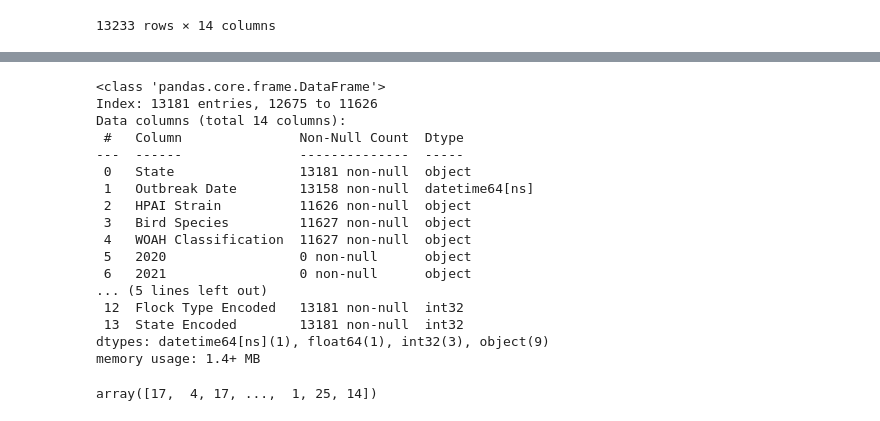
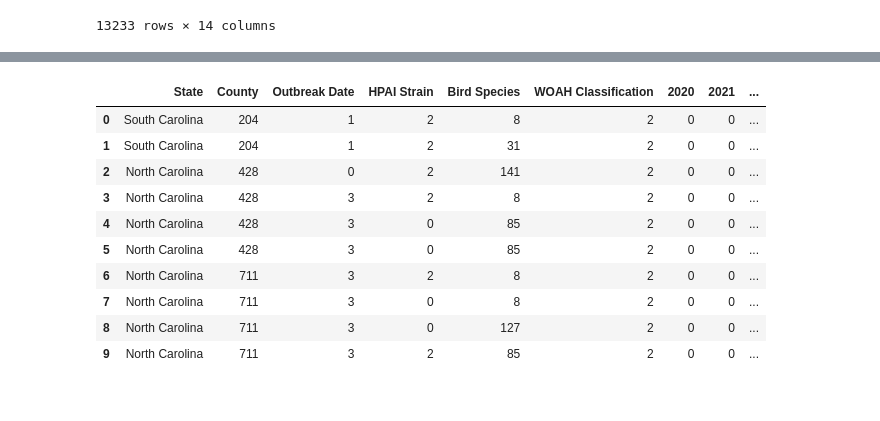
Before and after one commit to MaryPulley/Project_2, a Jupyter notebook: pre_process_combined.ipynb, the cells around one changed output, grey strips where cells are left out. Drawn from its saved outputs; the diff is of its cells as text; code cells hidden in the pictures.

```diff
--- a/pre_process_combined.ipynb
+++ b/pre_process_combined.ipynb
@@ -175,19 +104,0 @@ Name: count, Length: 231, dtype: int64
-# %%
-label_encoder = LabelEncoder()
-df_combined['Flock Type Encoded'] = label_encoder.fit_transform(df_combined['Flock Type'])
-df_combined['State Encoded'] = label_encoder.fit_transform(df_combined['State'])
-
-# df_combined['Outbreak Date'] = pd.to_datetime(df_combined['Outbreak Date'], errors='coerce')
-# df_combined['Outbreak Date'] = df_combined['Outbreak Date'].fillna(0).dt.strftime('%Y%m%d').astype(int)
-
-# df_combined['Outbreak Date'] = pd.to_datetime(df_combined['Outbreak Date'], errors='coerce')
-df_combined['Outbreak Date'] = pd.to_datetime(df_combined['Outbreak Date'], format='mixed')
-
-# # Convert datetime to string format first, keeping NaT values
-# df_combined['Outbreak Date'] = df_combined['Outbreak Date'].dt.strftime('%Y%m%d')
-
-# # Replace NaN (from NaT conversion) with '0', then convert to integer
-# df_combined['Outbreak Date'] = df_combined['Outbreak Date'].fillna('0').astype(int)
-
-
-df_combined.head(1000)
@@ -228,21 +104,0 @@ dtype: object
-# %%
-df_combined.drop(columns=['Sampling Method', 'County'], inplace=True)
-df_combined.info()
-# %% [output]
-<class 'pandas.core.frame.DataFrame'>
-Index: 13181 entries, 12675 to 11626
-Data columns (total 14 columns):
- #   Column               Non-Null Count  Dtype
----  ------               --------------  -----
- 0   State                13181 non-null  object
- 1   Outbreak Date        13158 non-null  datetime64[ns]
- 2   HPAI Strain          11626 non-null  object
- 3   Bird Species         11627 non-null  object
- 4   WOAH Classification  11627 non-null  object
- 5   2020                 0 non-null      object
- 6   2021                 0 non-null      object
-... (5 lines left out)
- 12  Flock Type Encoded   13181 non-null  int32
- 13  State Encoded        13181 non-null  int32
-dtypes: datetime64[ns](1), float64(1), int32(3), object(9)
-memory usage: 1.4+ MB
@@ -253,11 +105,25 @@ X_train, X_test, y_train, y_test = train_test_split(X, y, random_state=42)
-# %%
-# Since the target column is an object, we need to convert the data to numerical classes
-# Encode the y data
-# Create an instance of the label encoder
-le = LabelEncoder()
-# Fit and transform the y training and testing data using the label encoder
-y_train_encoded = le.fit_transform(y_train)
-y_test_encoded = le.transform(y_test)
-y_train_encoded
-# %% [output]
-array([17,  4, 17, ...,  1, 25, 14])
+# %%
+label_encoder1 = LabelEncoder()
+
+birdflu_data_encoded = df_combined.copy()
+
+columns_to_encode = ['County', 'Outbreak Date', 'HPAI Strain', 'Bird Species',
+                     'WOAH Classification', '2020', '2021', '2022', '2023', 'Flock Type']
+
+
+for column in columns_to_encode:
+    birdflu_data_encoded[column] = label_encoder1.fit_transform(birdflu_data_encoded[column])
+
+birdflu_data_encoded.head(10)
+# %% [output]
+|  | State | County | Outbreak Date | HPAI Strain | Bird Species | WOAH Classification | 2020 | 2021 | ... |
+| 0 | South Carolina | 204 | 1 | 2 | 8 | 2 | 0 | 0 | ... |
+| 1 | South Carolina | 204 | 1 | 2 | 31 | 2 | 0 | 0 | ... |
+| 2 | North Carolina | 428 | 0 | 2 | 141 | 2 | 0 | 0 | ... |
+| 3 | North Carolina | 428 | 3 | 2 | 8 | 2 | 0 | 0 | ... |
+| 4 | North Carolina | 428 | 3 | 0 | 85 | 2 | 0 | 0 | ... |
+| 5 | North Carolina | 428 | 3 | 0 | 85 | 2 | 0 | 0 | ... |
+| 6 | North Carolina | 711 | 3 | 2 | 8 | 2 | 0 | 0 | ... |
+| 7 | North Carolina | 711 | 3 | 0 | 8 | 2 | 0 | 0 | ... |
+| 8 | North Carolina | 711 | 3 | 0 | 127 | 2 | 0 | 0 | ... |
+| 9 | North Carolina | 711 | 3 | 2 | 85 | 2 | 0 | 0 | ... |
```
Also changed, not shown: parts of 17 cells of this notebook.
